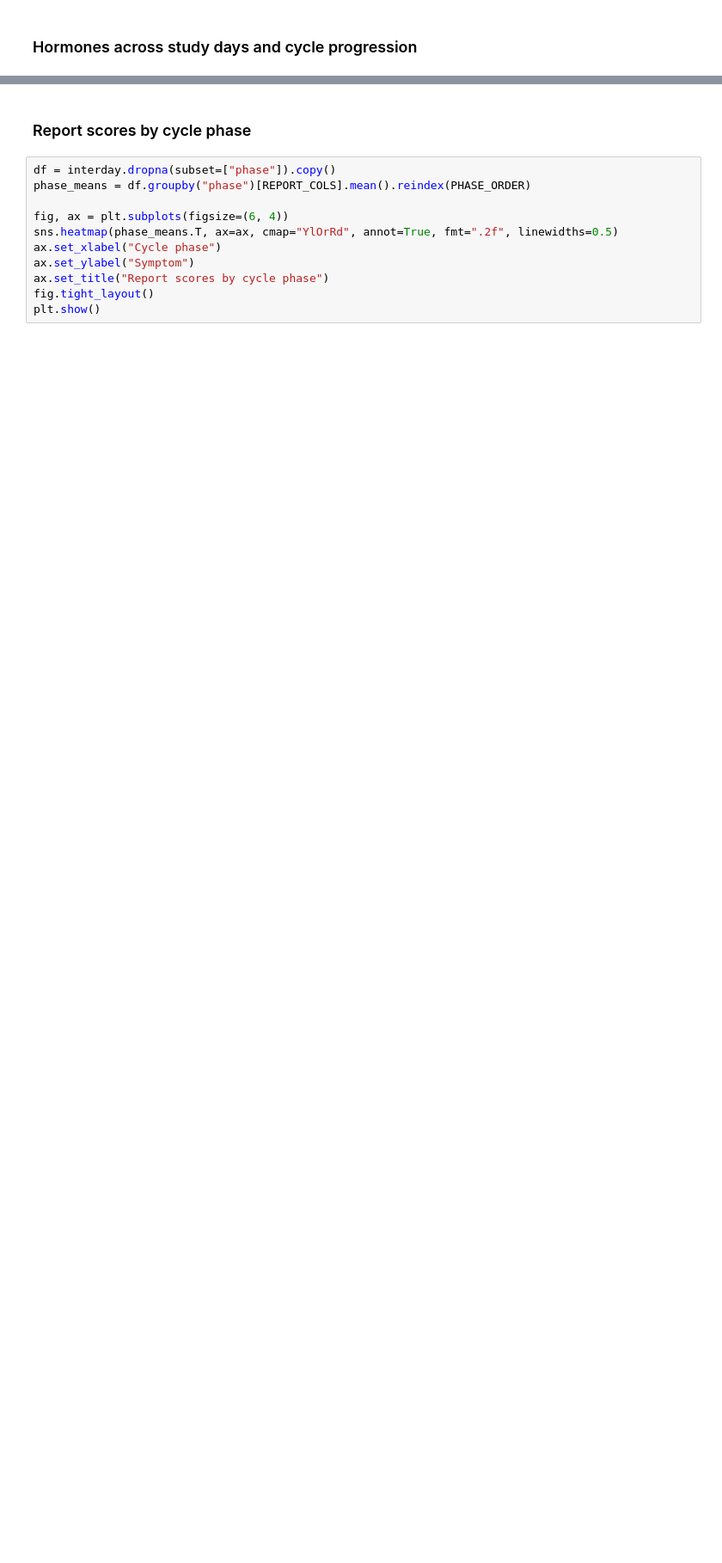
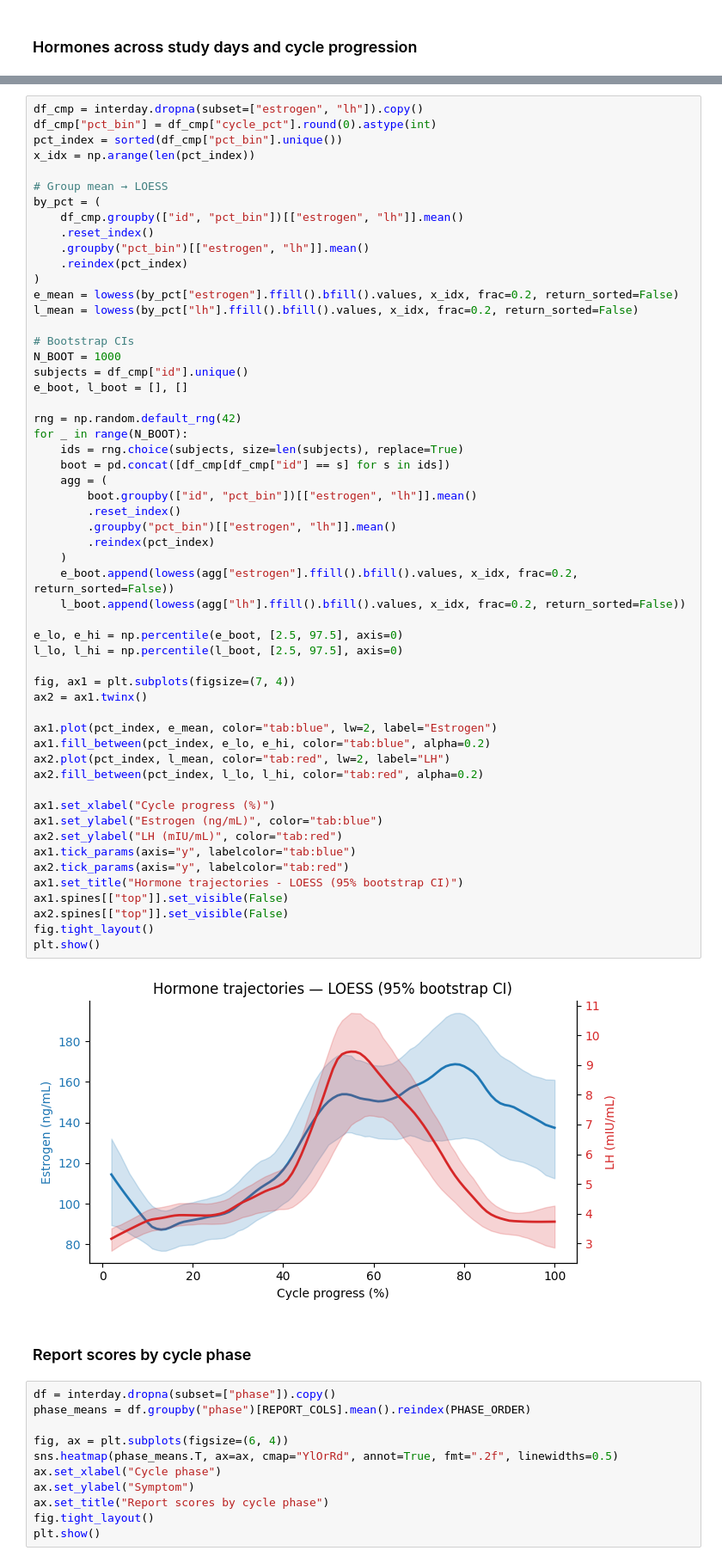
Before and after one commit to virginiacsn/cycle-tracking, a Jupyter notebook: notebooks/group-visualization.ipynb, the cells around one changed output, grey strips where cells are left out. Shown at 86% size. Drawn from its saved outputs; the diff is of its cells as text; blank space fills up the shorter version.

```diff
--- a/notebooks/group-visualization.ipynb
+++ b/notebooks/group-visualization.ipynb
@@ -155,3 +137,60 @@ plt.show()
+# %%
+df_cmp = interday.dropna(subset=["estrogen", "lh"]).copy()
+df_cmp["pct_bin"] = df_cmp["cycle_pct"].round(0).astype(int)
+pct_index = sorted(df_cmp["pct_bin"].unique())
+x_idx = np.arange(len(pct_index))
+
+# Group mean → LOESS
+by_pct = (
+    df_cmp.groupby(["id", "pct_bin"])[["estrogen", "lh"]].mean()
+    .reset_index()
+    .groupby("pct_bin")[["estrogen", "lh"]].mean()
+    .reindex(pct_index)
+)
+e_mean = lowess(by_pct["estrogen"].ffill().bfill().values, x_idx, frac=0.2, return_sorted=False)
+l_mean = lowess(by_pct["lh"].ffill().bfill().values, x_idx, frac=0.2, return_sorted=False)
+
+# Bootstrap CIs
+N_BOOT = 1000
+subjects = df_cmp["id"].unique()
+e_boot, l_boot = [], []
+
+rng = np.random.default_rng(42)
+for _ in range(N_BOOT):
+    ids = rng.choice(subjects, size=len(subjects), replace=True)
+    boot = pd.concat([df_cmp[df_cmp["id"] == s] for s in ids])
+    agg = (
+        boot.groupby(["id", "pct_bin"])[["estrogen", "lh"]].mean()
+        .reset_index()
+        .groupby("pct_bin")[["estrogen", "lh"]].mean()
+        .reindex(pct_index)
+    )
+    e_boot.append(lowess(agg["estrogen"].ffill().bfill().values, x_idx, frac=0.2, return_sorted=False))
+    l_boot.append(lowess(agg["lh"].ffill().bfill().values, x_idx, frac=0.2, return_sorted=False))
+
+e_lo, e_hi = np.percentile(e_boot, [2.5, 97.5], axis=0)
+l_lo, l_hi = np.percentile(l_boot, [2.5, 97.5], axis=0)
+
+fig, ax1 = plt.subplots(figsize=(7, 4))
+ax2 = ax1.twinx()
+
+ax1.plot(pct_index, e_mean, color="tab:blue", lw=2, label="Estrogen")
+ax1.fill_between(pct_index, e_lo, e_hi, color="tab:blue", alpha=0.2)
+ax2.plot(pct_index, l_mean, color="tab:red", lw=2, label="LH")
+ax2.fill_between(pct_index, l_lo, l_hi, color="tab:red", alpha=0.2)
+
+ax1.set_xlabel("Cycle progress (%)")
+ax1.set_ylabel("Estrogen (ng/mL)", color="tab:blue")
+ax2.set_ylabel("LH (mIU/mL)", color="tab:red")
+ax1.tick_params(axis="y", labelcolor="tab:blue")
+ax2.tick_params(axis="y", labelcolor="tab:red")
+ax1.set_title("Hormone trajectories - LOESS (95% bootstrap CI)")
+ax1.spines[["top"]].set_visible(False)
+ax2.spines[["top"]].set_visible(False)
+fig.tight_layout()
+plt.show()
+# %% [output]
+[figure, added]
 # %% [markdown]
 ### Report scores by cycle phase
 # %%
```
Also changed, not shown: parts of 6 cells of this notebook.
